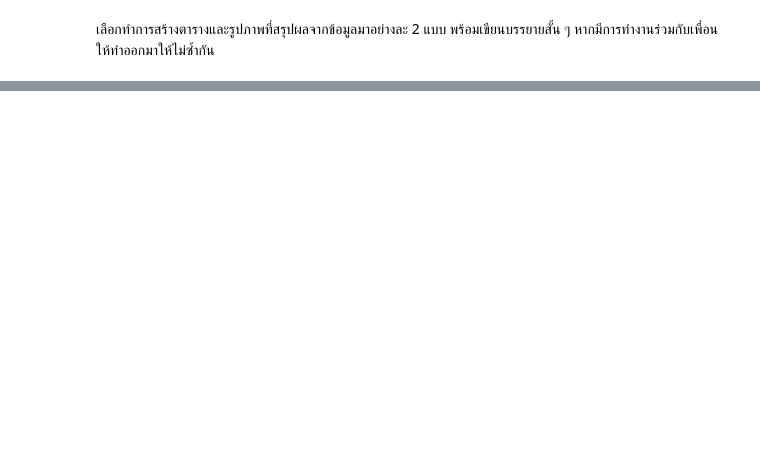
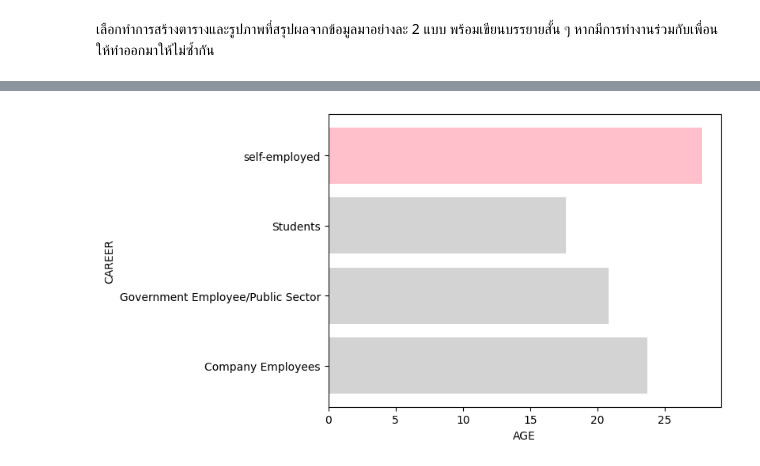
Before and after one commit to qmcnn/Data-Mining, a Jupyter notebook: Python_HW1.ipynb, the cells around one changed output, grey strips where cells are left out. Drawn from its saved outputs; the diff is of its cells as text; code cells hidden in the pictures; blank space fills up the shorter version.

```diff
--- a/Python_HW1.ipynb
+++ b/Python_HW1.ipynb
@@ -116,0 +373,15 @@ NameError: ignored
+# %%
+Facebook.loc[Facebook['CAREER'] == "ข้าราชการ/รัฐวิสาหกิจ", 'CAREER'] = "Government Employee/Public Sector"
+Facebook.loc[Facebook['CAREER'] == "ธุรกิจส่วนตัว/", 'CAREER'] = "self-employed"
+Facebook.loc[Facebook['CAREER'] == "นักเรียน/นักศึกษา", 'CAREER'] = "Students"
+Facebook.loc[Facebook['CAREER'] == "พนักงานบริษัทเอกชน", 'CAREER'] = "Company Employees"
+# %%
+#ธุรกิจส่วนตัวมีเงินเดือนมากสุด
+Facebook.rename(columns={'CAREER ': 'CAREER'}, inplace=True)
+income = Facebook.groupby('CAREER')['SALARY'].mean().reset_index()
+
+mycolorr = ["black", "black","black", "yellow"]
+plt.barh(income['CAREER'], income['SALARY'],color=mycolorr)
+plt.xlabel('SALARY')
+plt.ylabel('CAREER')
+plt.show()
@@ -116,0 +390,12 @@ NameError: ignored
+# %%
+#อายุของอาชีพส่วนมากอาชีพธุรกิจส่วนตัวมีอายุมากสุด
+Facebook.rename(columns={'CAREER ': 'CAREER'}, inplace=True)
+income = Facebook.groupby('CAREER')['AGE'].mean().reset_index()
+
+mycolorsr = ["LightGray", "LightGray", "LightGray","pink"]
+plt.barh(income['CAREER'], income['AGE'],color=mycolorsr)
+plt.xlabel('AGE')
+plt.ylabel('CAREER')
+plt.show()
+# %% [output]
+[figure, added]
```
Also changed, not shown: parts of 29 cells of this notebook.
